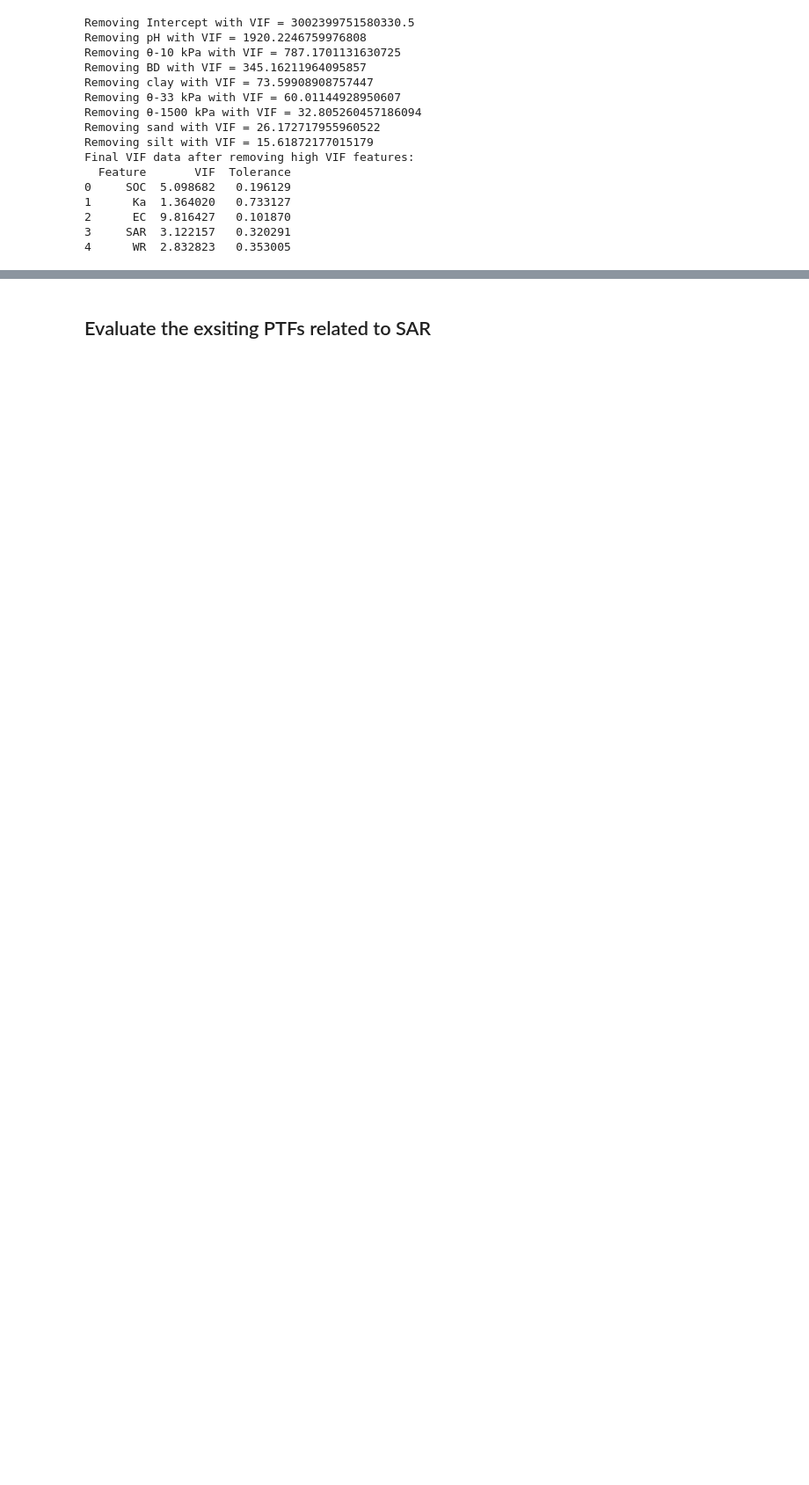
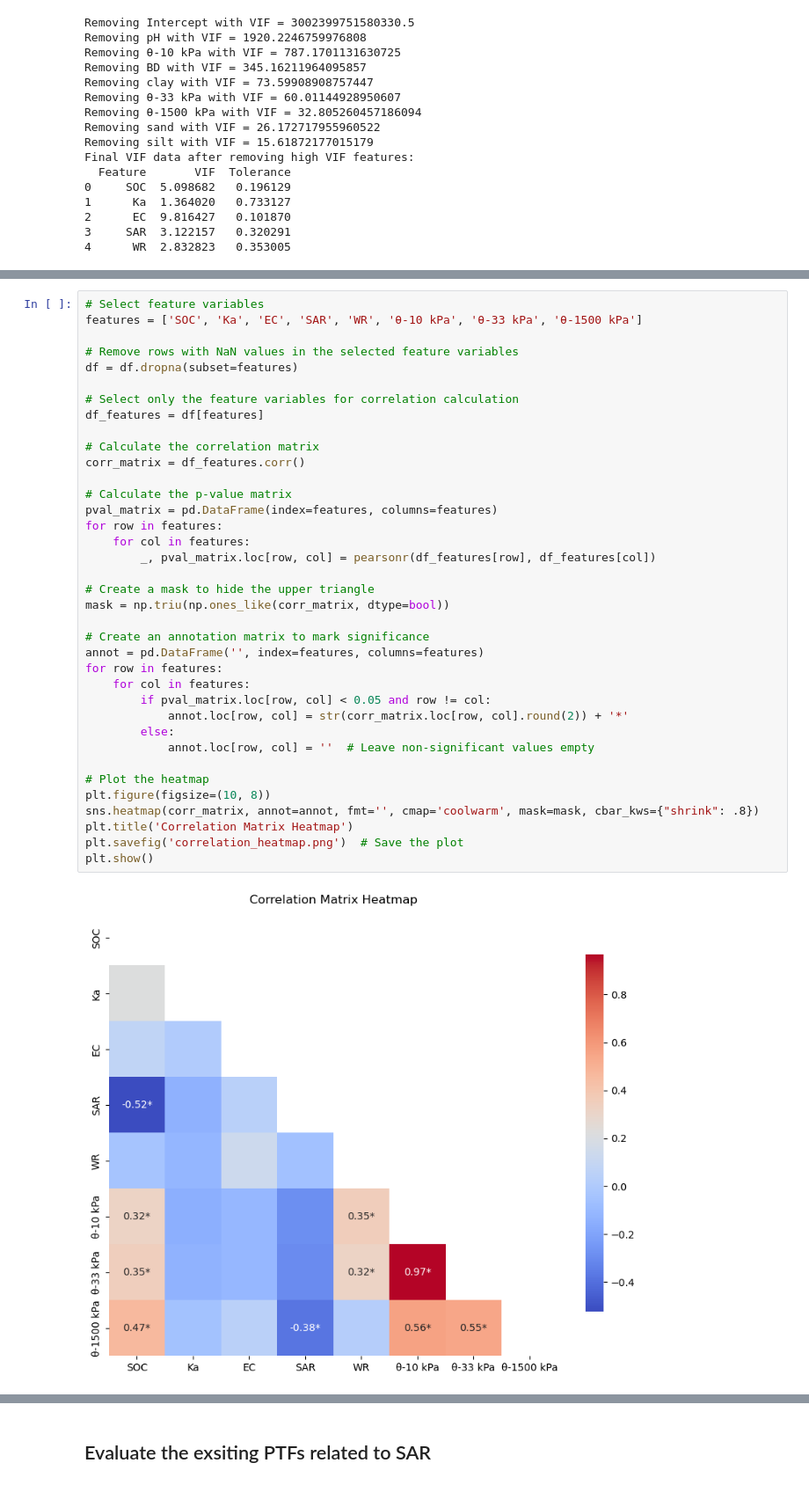
Before and after one commit to linwang-tech/pedotransfer_TWW, a Jupyter notebook: Pedo_TWW.ipynb, the cells around one changed output, grey strips where cells are left out. Shown at 88% size. Cells and saved outputs as stored; diff of their text form; blank space fills up the shorter version.

```diff
--- a/Pedo_TWW.ipynb
+++ b/Pedo_TWW.ipynb
@@ -482,3 +451,42 @@ plt.show()
+# %%
+# Select feature variables
+features = ['SOC', 'Ka', 'EC', 'SAR', 'WR', 'θ-10 kPa', 'θ-33 kPa', 'θ-1500 kPa']
+
+# Remove rows with NaN values in the selected feature variables
+df = df.dropna(subset=features)
+
+# Select only the feature variables for correlation calculation
+df_features = df[features]
+
+# Calculate the correlation matrix
+corr_matrix = df_features.corr()
+
+# Calculate the p-value matrix
+pval_matrix = pd.DataFrame(index=features, columns=features)
+for row in features:
+    for col in features:
+        _, pval_matrix.loc[row, col] = pearsonr(df_features[row], df_features[col])
+
+# Create a mask to hide the upper triangle
+mask = np.triu(np.ones_like(corr_matrix, dtype=bool))
+
+# Create an annotation matrix to mark significance
+annot = pd.DataFrame('', index=features, columns=features)
+for row in features:
+    for col in features:
+        if pval_matrix.loc[row, col] < 0.05 and row != col:
+            annot.loc[row, col] = str(corr_matrix.loc[row, col].round(2)) + '*'
+        else:
+            annot.loc[row, col] = ''  # Leave non-significant values empty
+
+# Plot the heatmap
+plt.figure(figsize=(10, 8))
+sns.heatmap(corr_matrix, annot=annot, fmt='', cmap='coolwarm', mask=mask, cbar_kws={"shrink": .8})
+plt.title('Correlation Matrix Heatmap')
+plt.savefig('correlation_heatmap.png')  # Save the plot
+plt.show()
+# %% [output]
+[figure, added]
 # %%
 # Prepare data for FC prediction
 X_fc = df[['SOC', 'WR']]
```
Also changed, not shown: parts of 1 cell of this notebook.
